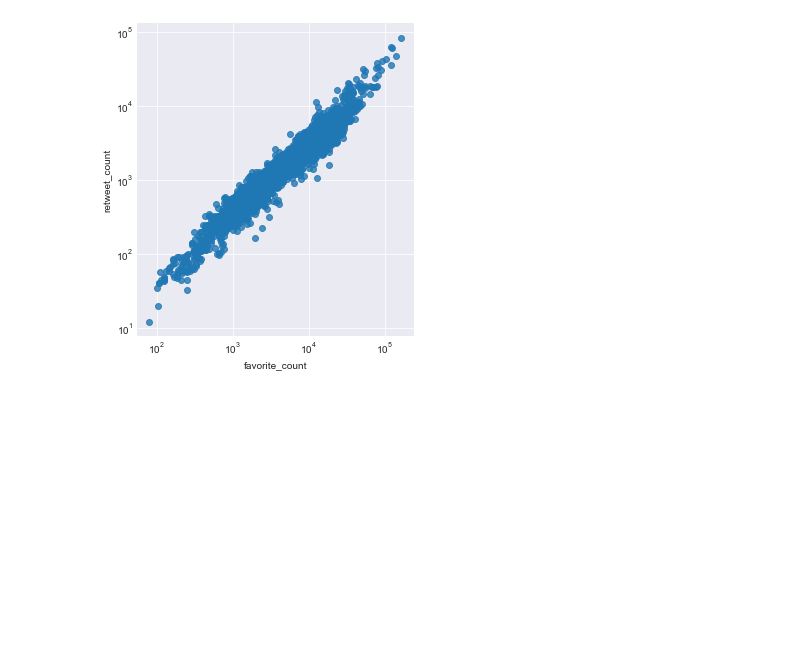
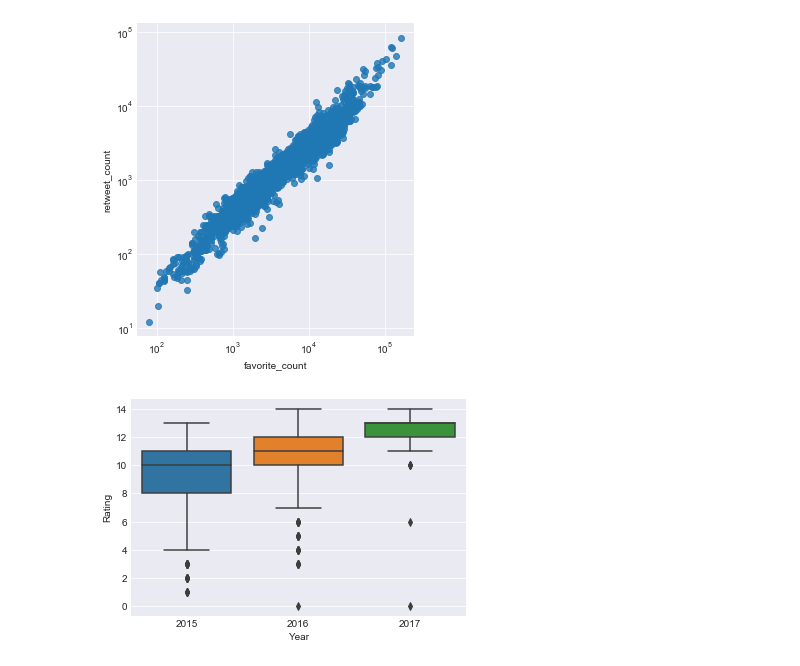
Before and after one commit to mattzajac/DAND-Project_3, a Jupyter notebook: act_report.ipynb, the cells around one changed output. Saved outputs shown, nothing was run; the diff lists cells and outputs as text; code cells hidden in the pictures; blank space fills up the shorter version.

Commit message:
BoxPlot setup

```diff
--- a/act_report.ipynb
+++ b/act_report.ipynb
@@ -117,3 +117,14 @@ plt.xscale('log');
 plt.yscale('log');
 # %% [output]
 [figure]
+# %%
+# subsetting year from the tweet timestamp
+df['year'] = pd.DatetimeIndex(df.tweet_datetime).year
+# %%
+# # code for Rating boxplot over years
+data=df[df.rating_numerator < 20]
+sns.boxplot(data.year, data.rating_numerator)
+plt.xlabel("Year")
+plt.ylabel("Rating");
+# %% [output]
+[figure, added]
```
